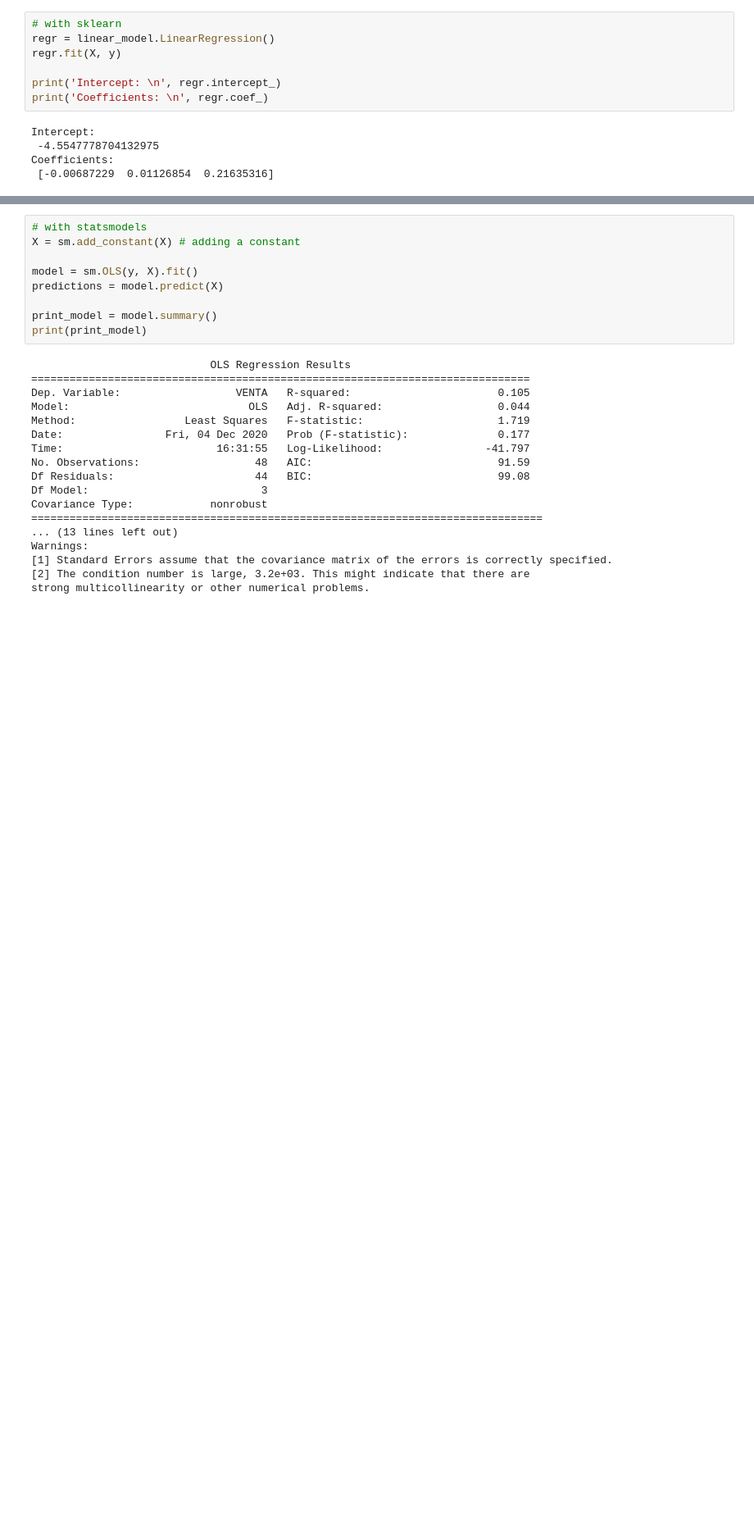
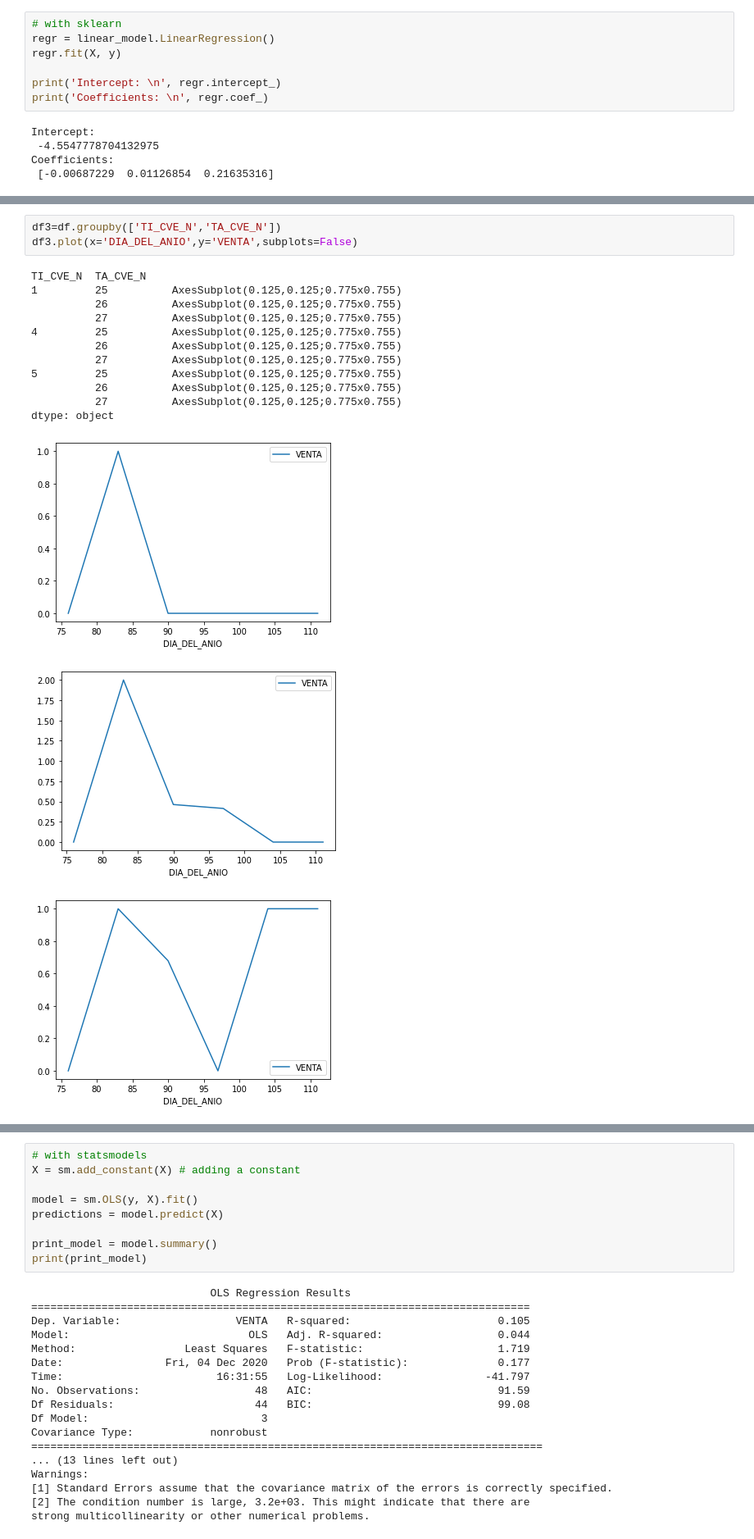
Before and after one commit to jcjimenezb123/PFM_PronosticoDemanda, a Jupyter notebook: AnalizarExistenciasVentas.ipynb, the cells around one changed output, grey strips where cells are left out. Shown at 82% size. Saved outputs shown, nothing was run; the diff lists cells and outputs as text; blank space fills up the shorter version.

```diff
--- a/AnalizarExistenciasVentas.ipynb
+++ b/AnalizarExistenciasVentas.ipynb
@@ -202,0 +242,18 @@ talla = 26.0
+# %%
+df3=df.groupby(['TI_CVE_N','TA_CVE_N'])
+df3.plot(x='DIA_DEL_ANIO',y='VENTA',subplots=False)
+# %% [output]
+TI_CVE_N  TA_CVE_N
+1         25          AxesSubplot(0.125,0.125;0.775x0.755)
+          26          AxesSubplot(0.125,0.125;0.775x0.755)
+          27          AxesSubplot(0.125,0.125;0.775x0.755)
+4         25          AxesSubplot(0.125,0.125;0.775x0.755)
+          26          AxesSubplot(0.125,0.125;0.775x0.755)
+          27          AxesSubplot(0.125,0.125;0.775x0.755)
+5         25          AxesSubplot(0.125,0.125;0.775x0.755)
+          26          AxesSubplot(0.125,0.125;0.775x0.755)
+          27          AxesSubplot(0.125,0.125;0.775x0.755)
+dtype: object
+[figure, added]
+[figure, added]
+[figure, added]
```
Also changed, not shown: parts of 6 cells of this notebook.
